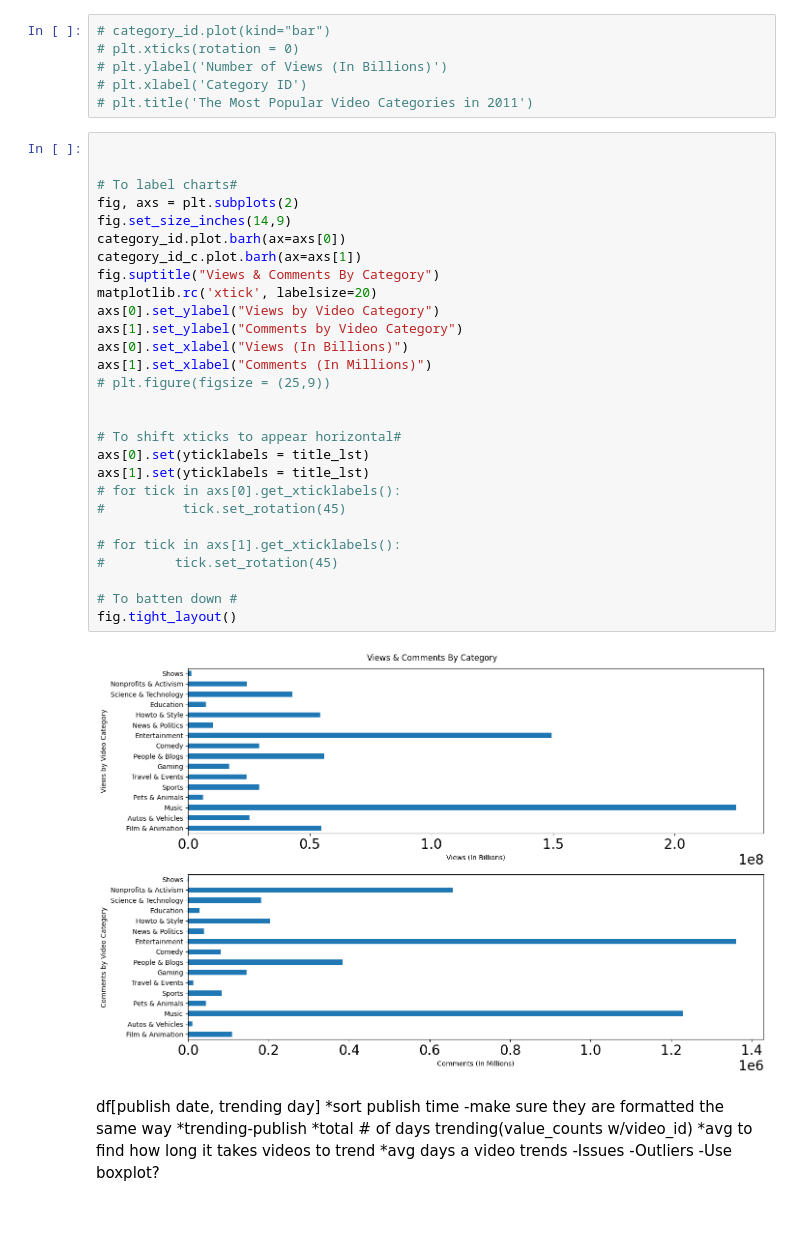
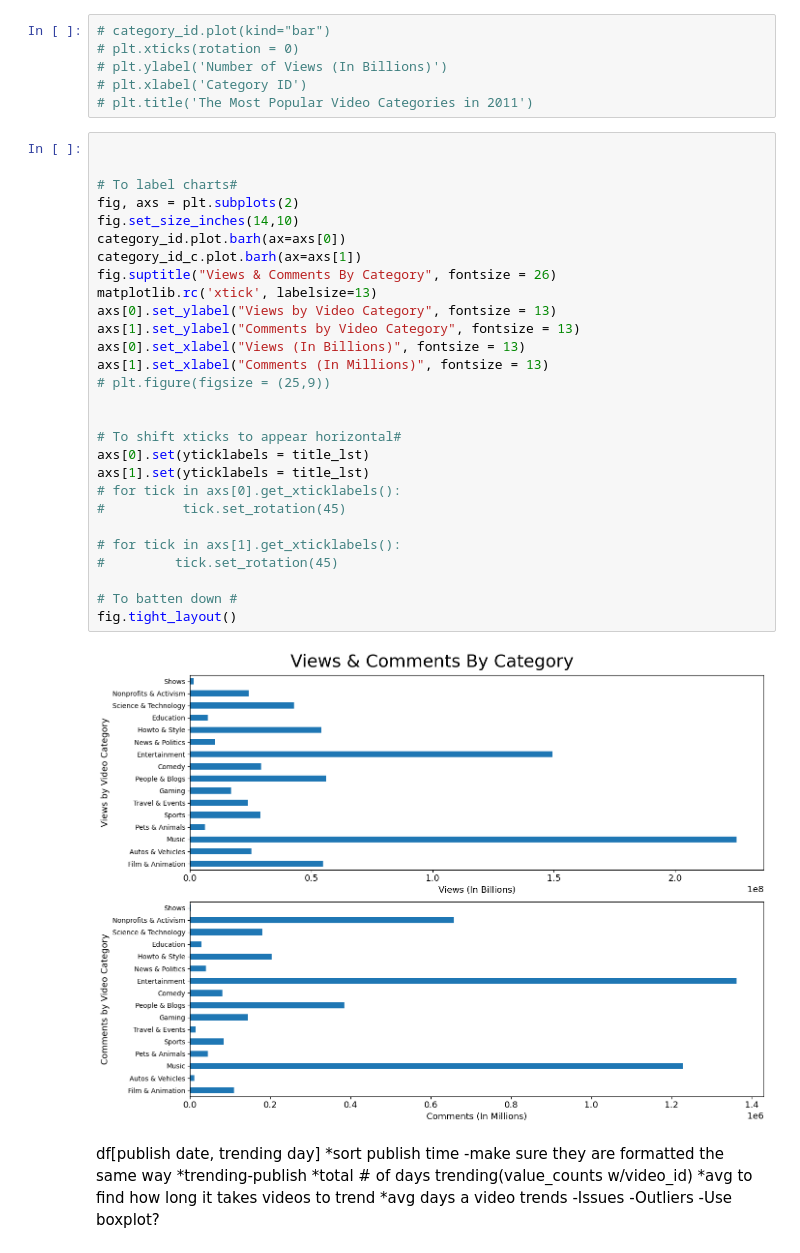
Before and after one commit to tralinde/tralinde_EDA_group_presentation, a Jupyter notebook: notebooks/youtube_EDA.ipynb, the cells around one changed output. Saved outputs shown, nothing was run; the diff lists cells and outputs as text; blank space fills up the shorter version.

Commit message:
Tested and changed in font size

```diff
--- a/notebooks/youtube_EDA.ipynb
+++ b/notebooks/youtube_EDA.ipynb
@@ -121,33 +121,33 @@ title_lst
 # %%
 
 
 # To label charts#
 fig, axs = plt.subplots(2)
-fig.set_size_inches(14,9)
+fig.set_size_inches(14,10)
 category_id.plot.barh(ax=axs[0])
 category_id_c.plot.barh(ax=axs[1])
-fig.suptitle("Views & Comments By Category")
-matplotlib.rc('xtick', labelsize=20)
-axs[0].set_ylabel("Views by Video Category")
-axs[1].set_ylabel("Comments by Video Category")
-axs[0].set_xlabel("Views (In Billions)")
-axs[1].set_xlabel("Comments (In Millions)")
+fig.suptitle("Views & Comments By Category", fontsize = 26)
+matplotlib.rc('xtick', labelsize=13)
+axs[0].set_ylabel("Views by Video Category", fontsize = 13)
+axs[1].set_ylabel("Comments by Video Category", fontsize = 13)
+axs[0].set_xlabel("Views (In Billions)", fontsize = 13)
+axs[1].set_xlabel("Comments (In Millions)", fontsize = 13)
 # plt.figure(figsize = (25,9))
 
 
 # To shift xticks to appear horizontal#
 axs[0].set(yticklabels = title_lst)
 axs[1].set(yticklabels = title_lst)
 # for tick in axs[0].get_xticklabels():
 #          tick.set_rotation(45)
 
 # for tick in axs[1].get_xticklabels():
 #         tick.set_rotation(45)
 
 # To batten down #
 fig.tight_layout()
 # %% [output]
-[figure, old version]
+[figure, new version]
 # %% [markdown]
 df[publish date, trending day]
 *sort publish time
```
